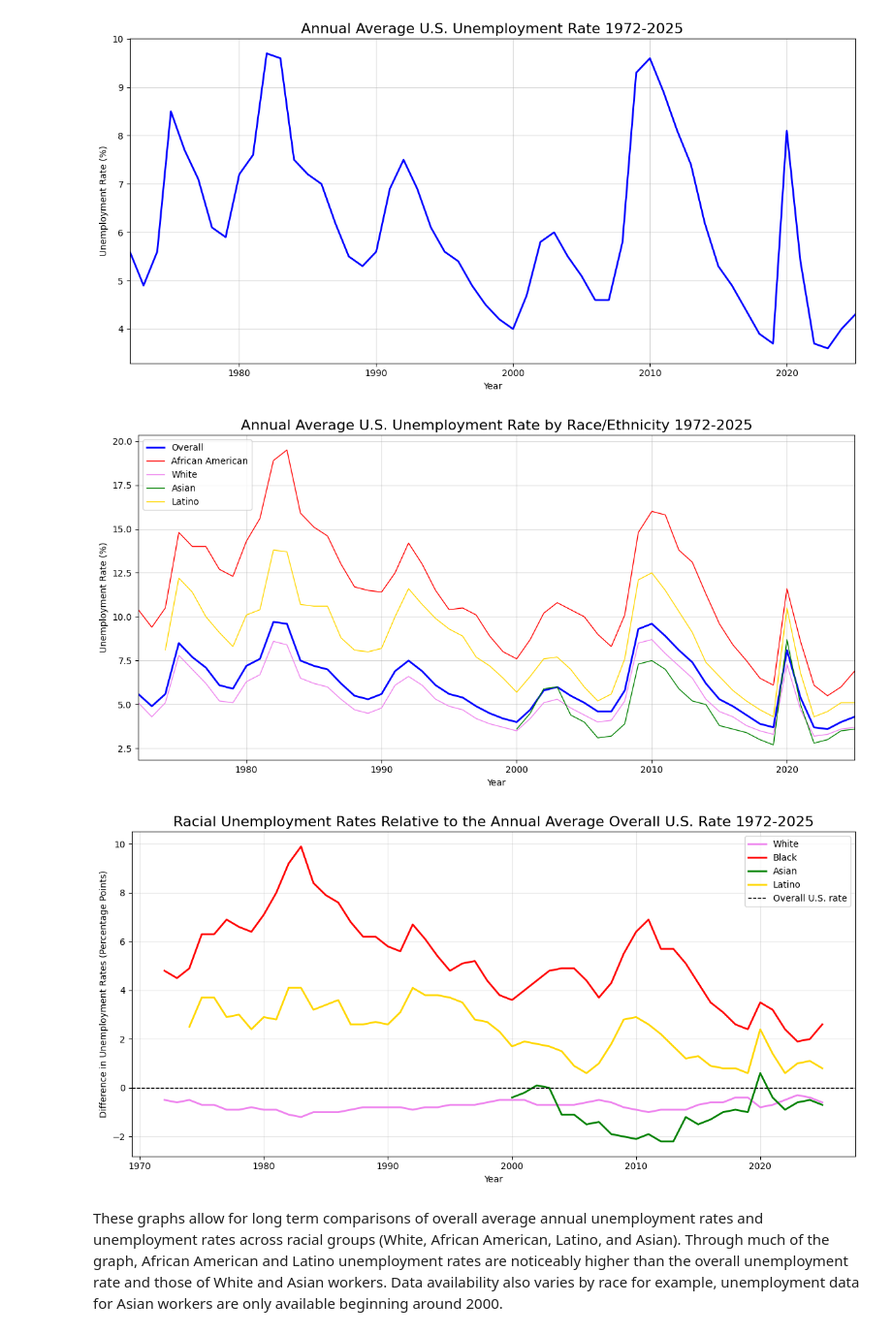
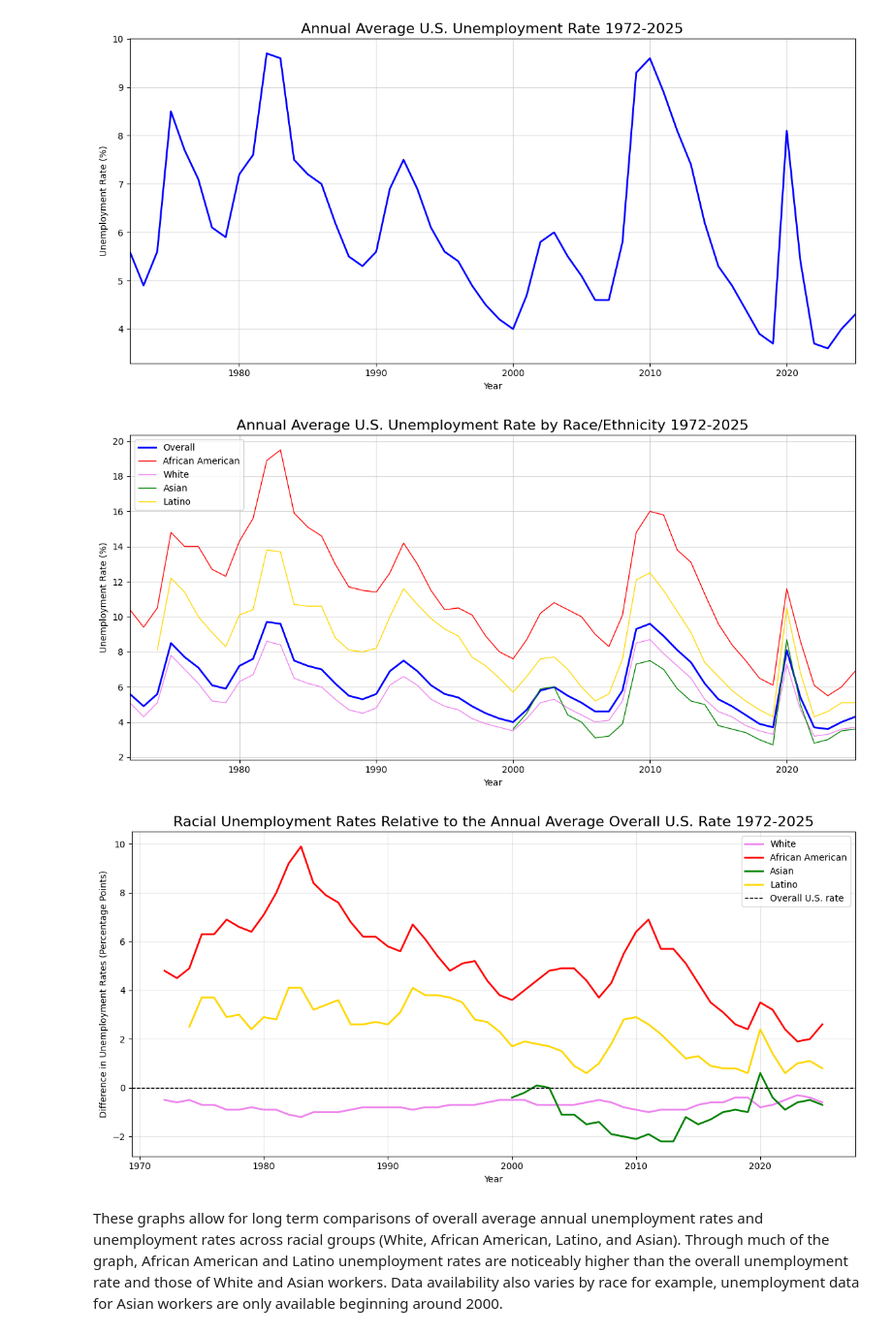
Before and after one commit to MoutazMohamed0/DATA-205-Capstone-Project-Fall-2026, a Jupyter notebook: EDA & Ingestion/DATA205CapstoneProject.ipynb, the cells around one changed output. Shown at 97% size. Drawn from its saved outputs; the diff is of its cells as text; code cells hidden in the pictures.

```diff
--- a/EDA & Ingestion/DATA205CapstoneProject.ipynb
+++ b/EDA & Ingestion/DATA205CapstoneProject.ipynb
@@ -57,28 +58,30 @@ plt.show()
 # %%
 # Annual Average Unemployment Rate by race
 plt.figure(figsize=(12, 6))
+ax = plt.gca()
 
 plt.plot(df1["observation_date"], df1["UNRATE"], label="Overall", color= "Blue", linewidth=2)
 
 plt.plot(df1["observation_date"], df1["LNS14000006"], label="African American", color= "Red", linewidth=1)
 
 plt.plot(df1["observation_date"], df1["LNS14000003"], label="White", color= "Violet", linewidth=1)
 
 plt.plot(df1["observation_date"], df1["LNU04032183"], label="Asian", color= "Green", linewidth=1)
 
 plt.plot(df1["observation_date"], df1["LNS14000009"], label="Latino", color= "Gold", linewidth=1)
 
 plt.title("Annual Average U.S. Unemployment Rate by Race/Ethnicity 1972-2025", fontsize=16)
 
 plt.xlabel("Year")
 plt.ylabel("Unemployment Rate (%)")
+ax.yaxis.set_major_locator(MaxNLocator(integer=True))
 plt.legend(loc="upper left")
 plt.margins(x=0)
 plt.grid(alpha=0.5)
 plt.tight_layout()
 plt.show()
 # %% [output]
-[figure, old version]
+[figure, new version]
 # %%
 # Average Annual Racial Unemployment Rate relative to Overall National Unemployment Rate
 plt.figure(figsize=(12, 6))
@@ -89,7 +92,7 @@ df1["Hispanic Difference"] = df1["LNS14000009"] - df1["UNRATE"]
 df1["Asian Difference"] = df1["LNU04032183"] - df1["UNRATE"]
 
 plt.plot(df1["observation_date"], df1["White Difference"], label="White", color="Violet", linewidth=2)
-plt.plot(df1["observation_date"], df1["Black Difference"], label="Black", color="Red", linewidth=2)
+plt.plot(df1["observation_date"], df1["Black Difference"], label="African American", color="Red", linewidth=2)
 plt.plot(df1["observation_date"], df1["Asian Difference"], label="Asian", color="Green", linewidth=2)
 plt.plot(df1["observation_date"], df1["Hispanic Difference"], label="Latino", color="Gold", linewidth=2)
 
@@ -103,7 +106,7 @@ plt.grid(True, alpha=0.3)
 plt.tight_layout()
 plt.show()
 # %% [output]
-[figure, old version]
+[figure, new version]
 # %% [markdown]
 These graphs allow for long term comparisons of overall average annual unemployment rates and unemployment rates across racial groups (White, African American, Latino, and Asian). Through much of the graph, African American and Latino unemployment rates are noticeably higher than the overall unemployment rate and those of White and Asian workers. Data availability also varies by race for example, unemployment data for Asian workers are only available beginning around 2000.
 # %%
```
Also changed, not shown: parts of 2 cells of this notebook.
